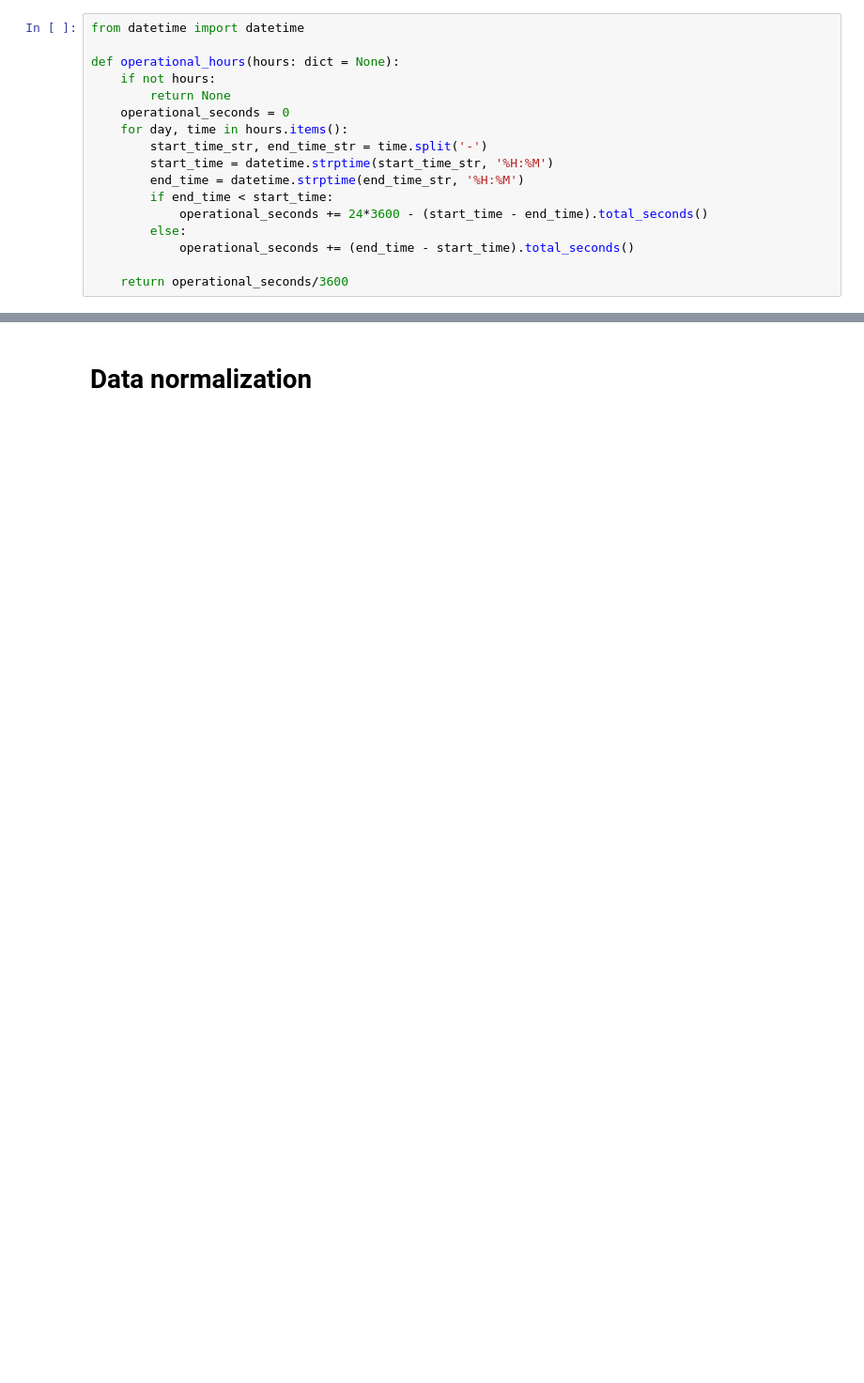
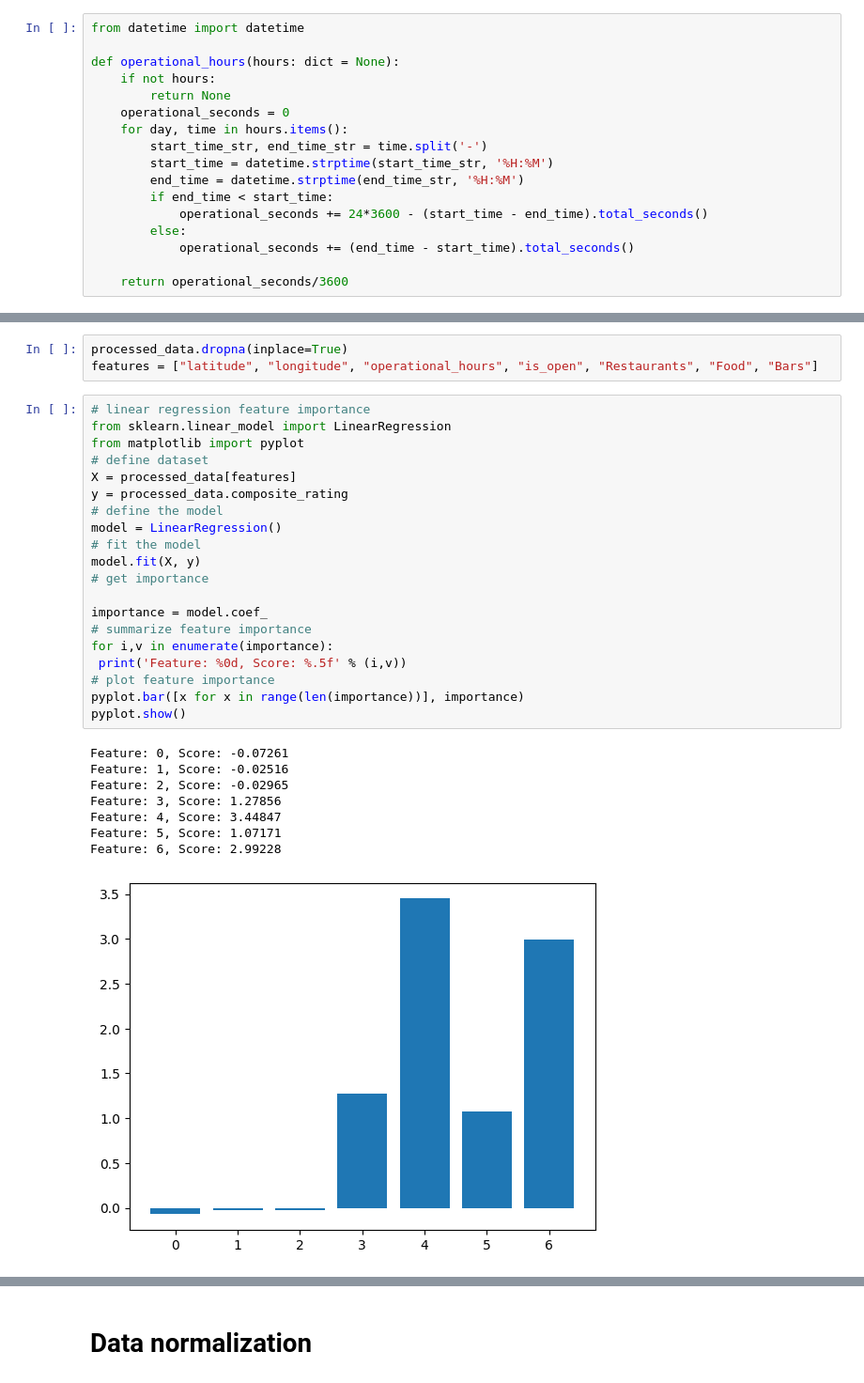
Before and after one commit to ashrithagoramane/INFO7390, a Jupyter notebook: notebooks/3_FeatureEngineering.ipynb, the cells around one changed output, grey strips where cells are left out. Shown at 94% size. Drawn from its saved outputs; the diff is of its cells as text; blank space fills up the shorter version.

```diff
--- a/notebooks/3_FeatureEngineering.ipynb
+++ b/notebooks/3_FeatureEngineering.ipynb
@@ -205,3 +137,35 @@ plt.show()
+# %%
+processed_data.dropna(inplace=True)
+features = ["latitude", "longitude", "operational_hours", "is_open", "Restaurants", "Food", "Bars"]
+# %%
+# linear regression feature importance
+from sklearn.linear_model import LinearRegression
+from matplotlib import pyplot
+# define dataset
+X = processed_data[features]
+y = processed_data.composite_rating
+# define the model
+model = LinearRegression()
+# fit the model
+model.fit(X, y)
+# get importance
+
+importance = model.coef_
+# summarize feature importance
+for i,v in enumerate(importance):
+ print('Feature: %0d, Score: %.5f' % (i,v))
+# plot feature importance
+pyplot.bar([x for x in range(len(importance))], importance)
+pyplot.show()
+# %% [output]
+Feature: 0, Score: -0.07261
+Feature: 1, Score: -0.02516
+Feature: 2, Score: -0.02965
+Feature: 3, Score: 1.27856
+Feature: 4, Score: 3.44847
+Feature: 5, Score: 1.07171
+Feature: 6, Score: 2.99228
+[figure, added]
 # %%
 # Load libraries
 import matplotlib.pyplot as plt
```
Also changed, not shown: parts of 30 cells of this notebook.
